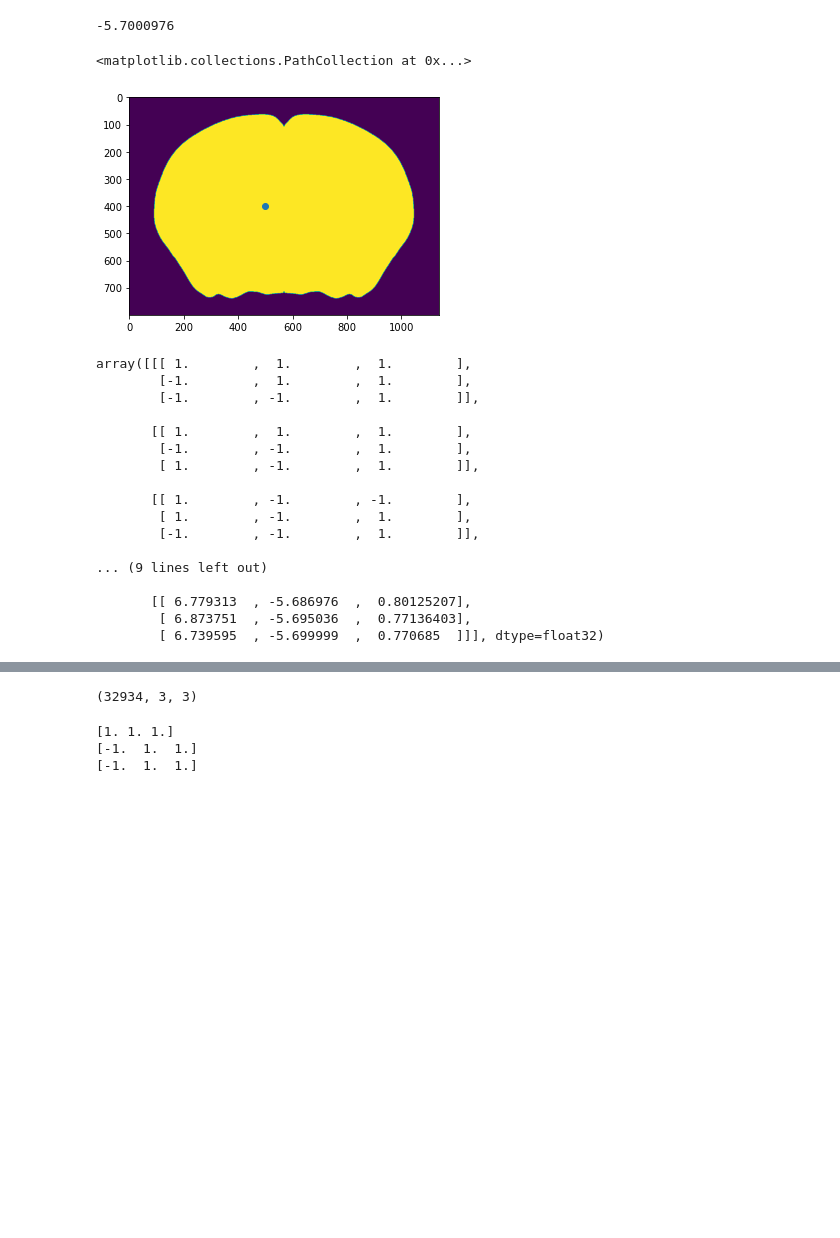
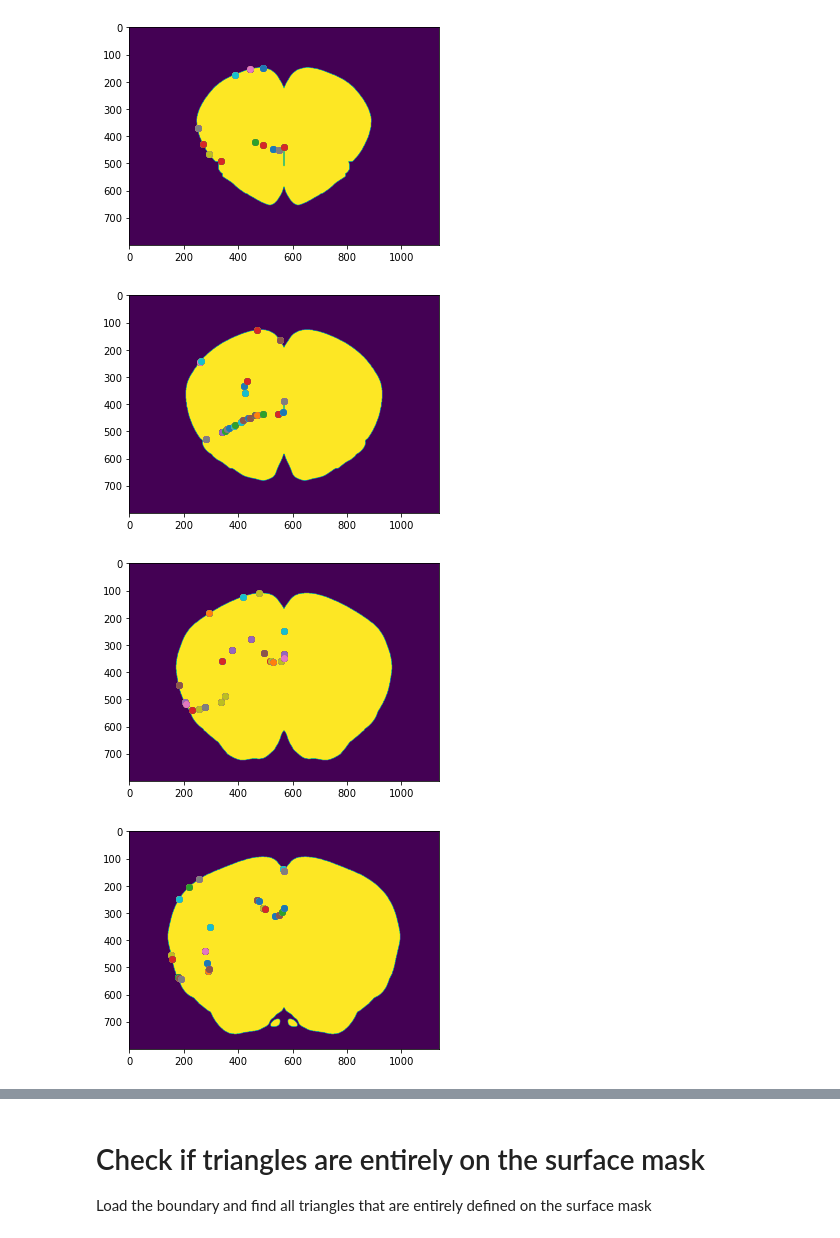
Before and after one commit to int-brain-lab/atlas, a Jupyter notebook: scripts/test_cortexmodel2flatmap.ipynb, the cells around one changed output, grey strips where cells are left out. Drawn from its saved outputs; the diff is of its cells as text; code cells hidden in the pictures; blank space fills up the shorter version.

```diff
--- a/scripts/test_cortexmodel2flatmap.ipynb
+++ b/scripts/test_cortexmodel2flatmap.ipynb
@@ -9,37 +12,28 @@ cortexMesh = mesh.Mesh.from_file('315L.stl')
 # %%
 # Load the 10um annotation file (annotation_10.nrrd)
 ann10, meta = nrrd.read('annotation_10.nrrd')
-# %%
-# Figure out if any triangles are on slice 550
-np.min(cortexMesh.vectors.flatten())
-# %% [output]
--5.7000976
-# %%
-plt.imshow(ann10[550,:,:]>0)
-plt.scatter(500,400)
-# %% [output]
-<matplotlib.collections.PathCollection at 0x...>
-[figure, removed]
 # %%
 # Convert vertices to ccf coordinate range
+# +x = AP*, +y = ML*, +z = DV*
 triangles = cortexMesh.vectors
+trianglesCCF = np.empty(triangles.shape)
 # %%
+# *1000 to um, /10 to ccf indexes, then round
+flipVector = [1,-1,1]
 for i, triangle in enumerate(triangles):
+    for j, vertex in enumerate(triangle):
+        trianglesCCF[i][j] = np.round(np.multiply(vertex,flipVector)*1000/10)
-# %% [output]
-array([[[ 1.        ,  1.        ,  1.        ],
-        [-1.        ,  1.        ,  1.        ],
-        [-1.        , -1.        ,  1.        ]],
-
-       [[ 1.        ,  1.        ,  1.        ],
-        [-1.        , -1.        ,  1.        ],
-        [ 1.        , -1.        ,  1.        ]],
-
-       [[ 1.        , -1.        , -1.        ],
-        [ 1.        , -1.        ,  1.        ],
-        [-1.        , -1.        ,  1.        ]],
-
-... (9 lines left out)
-
-       [[ 6.779313  , -5.686976  ,  0.80125207],
-        [ 6.873751  , -5.695036  ,  0.77136403],
-        [ 6.739595  , -5.699999  ,  0.770685  ]]], dtype=float32)
+# %%
+# Check that in fact we have vertices in the right places, looks like we do
+for apIDX in [300,350,400,450,500,550,600]:
+    plt.figure()
+    plt.imshow(ann10[apIDX,:,:]>0)
+    for i, triangle in enumerate(trianglesCCF):
+        for j, vertex in enumerate(triangle):
+            if vertex[0]==apIDX:
+                plt.scatter(vertex[1],vertex[2])
+# %% [output]
+[figure, added]
+[figure, added]
+[figure, added]
+[figure, added]
@@ -46,18 +43,7 @@ array([[[ 1.        ,  1.        ,  1.        ],
+# %% [markdown]
+# Check if triangles are entirely on the surface mask
+Load the boundary and find all triangles that are entirely defined on the surface mask
 # %%
-cortexMesh.vectors.shape
+# Load the 10um mask (isocortex_boundary_10.nrrd)
+boundary10, meta = nrrd.read('isocortex_boundary_10.nrrd')
+# Unique values are 0, 1, 3, 4, where #1 is the outer surface
-# %% [output]
-(32934, 3, 3)
-# %%
-# triangle #0
-# vertice #0
-print(cortexMesh.vectors[0][0])
-# triangle #0
-# vertice #1
-print(cortexMesh.vectors[0][1])
-# triangle #0
-# vertice #2
-print(cortexMesh.vectors[0][1])
-# %% [output]
-[1. 1. 1.]
-[-1.  1.  1.]
-[-1.  1.  1.]
```
Also changed, not shown: parts of 10 cells of this notebook, 3 other files.
